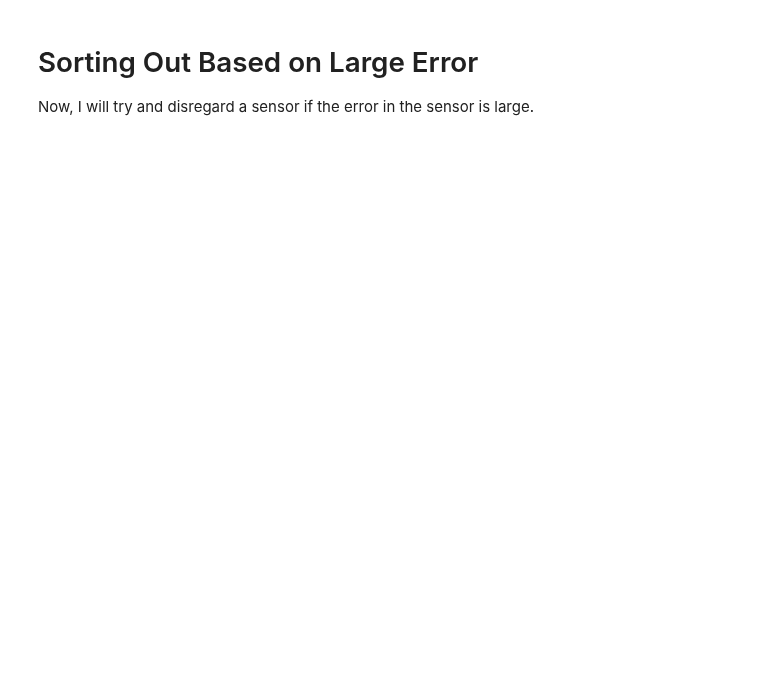
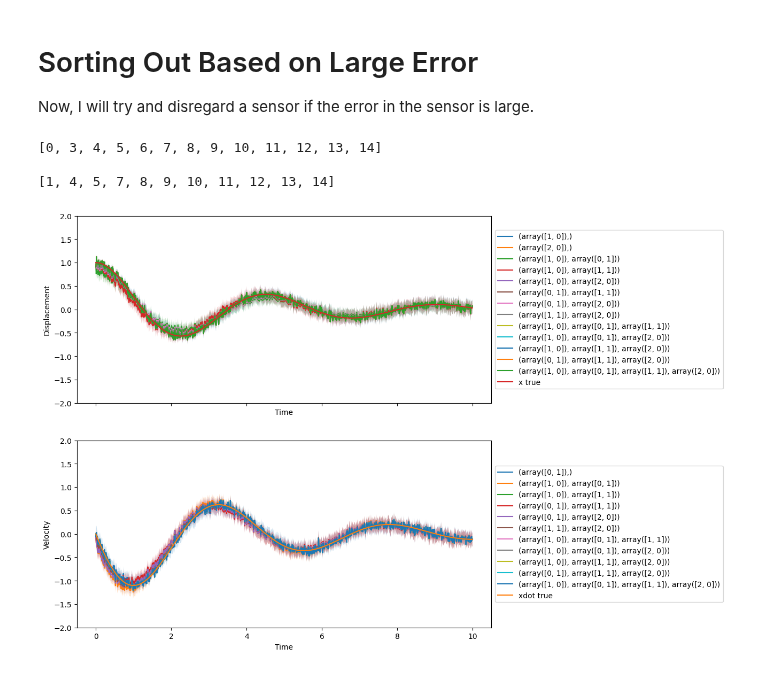
Before and after one commit to jadenmecham/First-Project, a Jupyter notebook: 3 - Sort All Combos/floris-adapted/springmass-sort.ipynb, the cells around one changed output. Cells and saved outputs as stored; diff of their text form; code cells hidden in the pictures; blank space fills up the shorter version.

```diff
--- a/3 - Sort All Combos/floris-adapted/springmass-sort.ipynb
+++ b/3 - Sort All Combos/floris-adapted/springmass-sort.ipynb
@@ -373,3 +373,54 @@ plt.show()
 # Sorting Out Based on Large Error
 
 Now, I will try and disregard a sensor if the error in the sensor is large.
+# %%
+# for every position and velocity, if the error is larger than 0.01, then we want to disregard the data
+# we will use the covariance to determine if the data is trustworthy or not
+trustworthy_x = []
+trustworthy_xdot = []
+for i in range(len(C)):
+    if np.mean(Px[i]) < 0.01:
+        trustworthy_x.append(i)
+    else:
+        continue
+for j in range(len(C)):
+    if np.mean(Pxdot[j]) < 0.01:
+        trustworthy_xdot.append(j)
+    else:
+        continue
+
+print(trustworthy_x)
+print()
+print(trustworthy_xdot)
+# %% [output]
+[0, 3, 4, 5, 6, 7, 8, 9, 10, 11, 12, 13, 14]
+
+[1, 4, 5, 7, 8, 9, 10, 11, 12, 13, 14]
+# %%
+fig, ax = plt.subplots(2, 1, figsize=(10, 10), sharex=True)
+plt.rcParams.update({'font.size': 10})
+for i in range(len(trustworthy_x)):
+    j = trustworthy_x[i]
+    ax[0].plot(t, x_hat[j], label=C[j])
+    ax[0].fill_between(t, x_hat[j]-3*sigma_x[j], x_hat[j]+3*sigma_x[j], alpha=0.2)
+
+ax[0].plot(t, x, label='x true')
+ax[0].set_xlabel('Time')
+ax[0].set_ylabel('Displacement')
+ax[0].set_ylim(-2, 2)
+ax[0].legend(loc='center left', bbox_to_anchor=(1, 0.5))
+
+for i in range(len(trustworthy_xdot)):
+    j = trustworthy_xdot[i]
+    ax[1].plot(t, xdot_hat[j], label=C[j])
+    ax[1].fill_between(t, xdot_hat[j]-3*sigma_xdot[j], xdot_hat[j]+3*sigma_xdot[j], alpha=0.2)
+
+ax[1].plot(t, xdot, label='xdot true')
+ax[1].set_xlabel('Time')
+ax[1].set_ylabel('Velocity')
+ax[1].set_ylim(-2, 2)
+ax[1].legend(loc='center left', bbox_to_anchor=(1, 0.5))
+
+plt.show()
+# %% [output]
+[figure, added]
```
Also changed, not shown: parts of 7 cells of this notebook.
